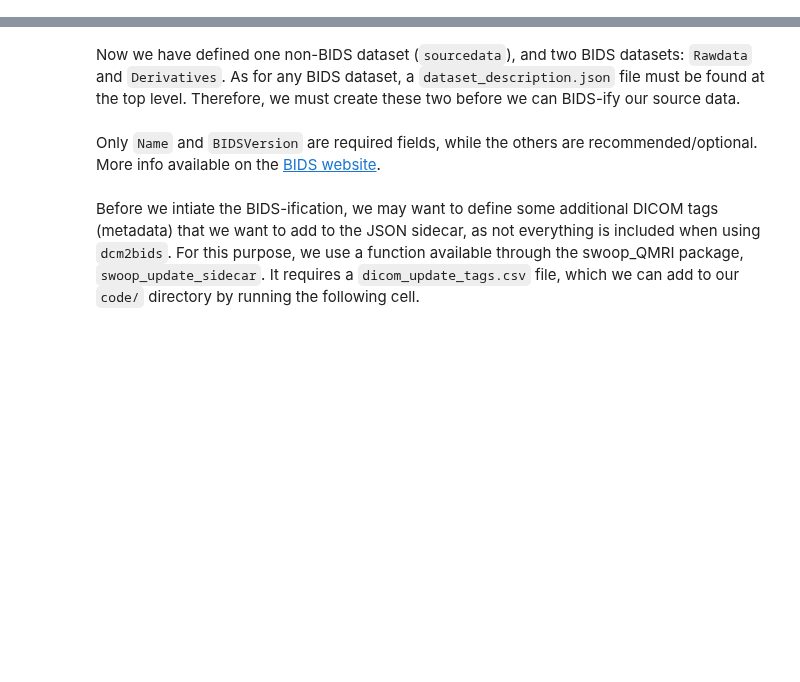
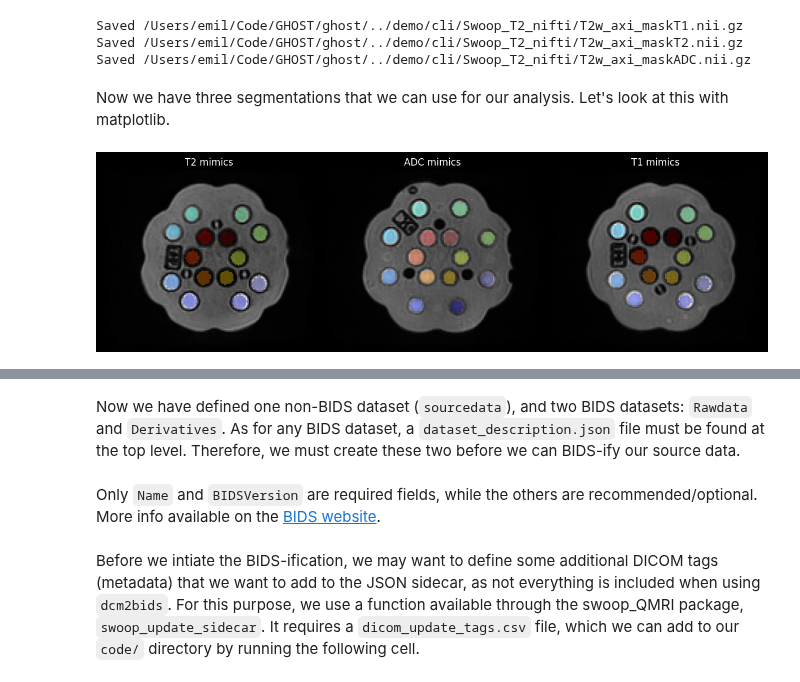
Before and after one commit to UNITY-Physics/fw-ghostStats, a Jupyter notebook: demo.ipynb, the cells around one changed output, grey strips where cells are left out. Cells and saved outputs as stored; diff of their text form; code cells hidden in the pictures; blank space fills up the shorter version.

```diff
--- a/demo.ipynb
+++ b/demo.ipynb
@@ -8,0 +67,37 @@ from ghost.bids import *
+# %%
+f = demo_cli_dir + '/T2w_axi.nii.gz'
+!ghost warp_rois {f} -w T2 -s T1 -s T2 -s ADC
+# %% [output]
+Saved /Users/emil/Code/GHOST/ghost/../demo/cli/Swoop_T2_nifti/T2w_axi_maskT1.nii.gz
+Saved /Users/emil/Code/GHOST/ghost/../demo/cli/Swoop_T2_nifti/T2w_axi_maskT2.nii.gz
+Saved /Users/emil/Code/GHOST/ghost/../demo/cli/Swoop_T2_nifti/T2w_axi_maskADC.nii.gz
+# %% [markdown]
+Now we have three segmentations that we can use for our analysis. Let's look at this with matplotlib.
+# %%
+fbase = demo_cli_dir + '/T2w_axi'
+img = nib.load(fbase+'.nii.gz').get_fdata()
+masks = ['T1', 'T2', 'ADC']
+T1mask = nib.load(fbase+'_maskT1.nii.gz').get_fdata()
+T2mask = nib.load(fbase+'_maskT2.nii.gz').get_fdata()
+ADCmask = nib.load(fbase+'_maskADC.nii.gz').get_fdata()
+
+# This is to make the plotting look nicer
+T1mask[T1mask == 0 ] = np.nan
+T2mask[T2mask == 0 ] = np.nan
+ADCmask[ADCmask == 0 ] = np.nan
+
+# Plot the base images
+plt.style.use('dark_background')
+fig, axs = plt.subplots(1, 3, figsize=(12, 5))
+axs[0].imshow(img[:,:,14], cmap='gray'); axs[0].set_title('T2 mimics'); axs[0].axis('off')
+axs[0].imshow(T2mask[:,:,14], cmap='jet', alpha=0.35)
+
+axs[1].imshow(img[:,:,18], cmap='gray'); axs[1].set_title('ADC mimics'); axs[1].axis('off')
+axs[1].imshow(ADCmask[:,:,18], cmap='jet', alpha=0.35)
+
+axs[2].imshow(img[:,:,25], cmap='gray'); axs[2].set_title('T1 mimics'); axs[2].axis('off')
+axs[2].imshow(T1mask[:,:,25], cmap='jet', alpha=0.35)
+
+plt.tight_layout()
+# %% [output]
+[figure, added]
```
Also changed, not shown: parts of 18 cells of this notebook, 7 other files.
